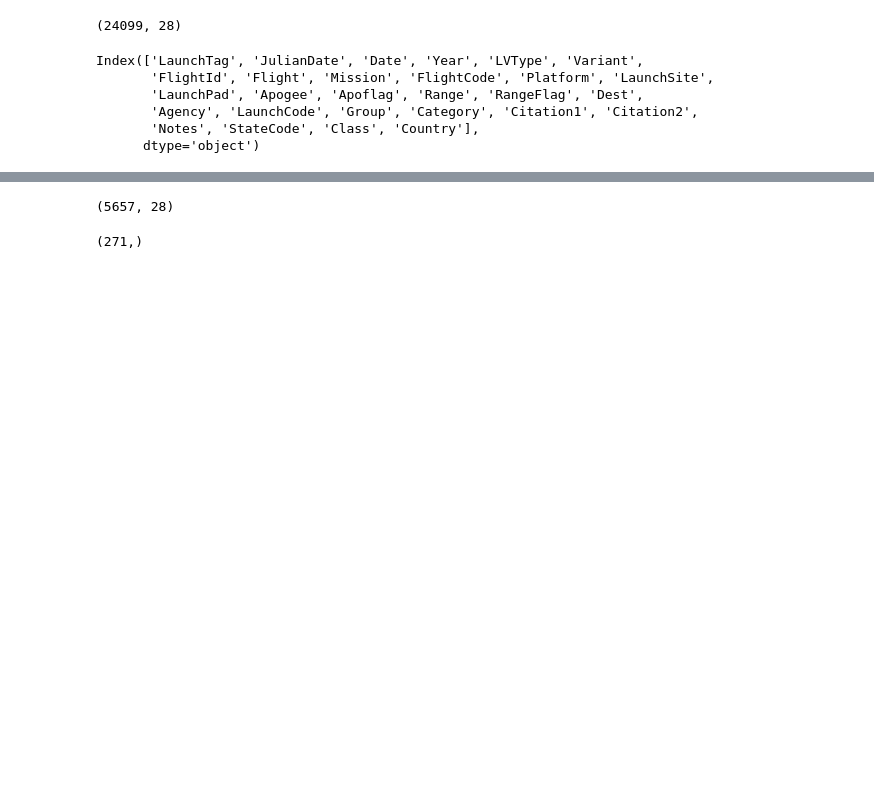
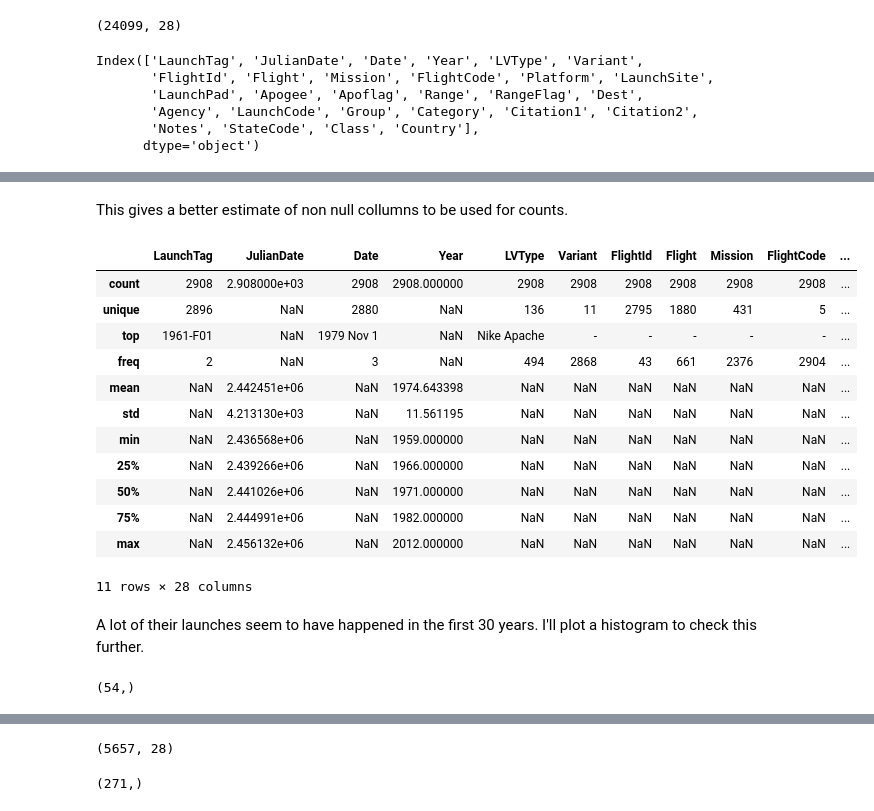
Before and after one commit to BhavinSodha/RocketLaunchAnalysis, a Jupyter notebook: RocketLaunchAnalysis.ipynb, the cells around one changed output, grey strips where cells are left out. Saved outputs shown, nothing was run; the diff lists cells and outputs as text; code cells hidden in the pictures; blank space fills up the shorter version.

```diff
--- a/RocketLaunchAnalysis.ipynb
+++ b/RocketLaunchAnalysis.ipynb
@@ -42,0 +103,2 @@ launches[launches.Agency == 'NASA'].describe()
+# %% [markdown]
+This gives a better estimate of non null collumns to be used for counts.
@@ -42,0 +107,22 @@ launches[launches.Agency == 'NASA'].describe()
+# %%
+Nasa.describe(include = 'all')
+# %% [output]
+|  | LaunchTag | JulianDate | Date | Year | LVType | Variant | FlightId | Flight | Mission | FlightCode | ... |
+| count | 2908 | 2.908000e+03 | 2908 | 2908.000000 | 2908 | 2908 | 2908 | 2908 | 2908 | 2908 | ... |
+| unique | 2896 | NaN | 2880 | NaN | 136 | 11 | 2795 | 1880 | 431 | 5 | ... |
+| top | 1961-F01 | NaN | 1979 Nov 1 | NaN | Nike Apache | - | - | - | - | - | ... |
+| freq | 2 | NaN | 3 | NaN | 494 | 2868 | 43 | 661 | 2376 | 2904 | ... |
+| mean | NaN | 2.442451e+06 | NaN | 1974.643398 | NaN | NaN | NaN | NaN | NaN | NaN | ... |
+| std | NaN | 4.213130e+03 | NaN | 11.561195 | NaN | NaN | NaN | NaN | NaN | NaN | ... |
+| min | NaN | 2.436568e+06 | NaN | 1959.000000 | NaN | NaN | NaN | NaN | NaN | NaN | ... |
+| 25% | NaN | 2.439266e+06 | NaN | 1966.000000 | NaN | NaN | NaN | NaN | NaN | NaN | ... |
+| 50% | NaN | 2.441026e+06 | NaN | 1971.000000 | NaN | NaN | NaN | NaN | NaN | NaN | ... |
+| 75% | NaN | 2.444991e+06 | NaN | 1982.000000 | NaN | NaN | NaN | NaN | NaN | NaN | ... |
+| max | NaN | 2.456132e+06 | NaN | 2012.000000 | NaN | NaN | NaN | NaN | NaN | NaN | ... |
+11 rows × 28 columns
+# %% [markdown]
+A lot of their launches seem to have happened in the first 30 years. I'll plot a histogram to check this further.
+# %%
+Nasa.Year.value_counts().shape
+# %% [output]
+(54,)
```
Also changed, not shown: parts of 12 cells of this notebook.
